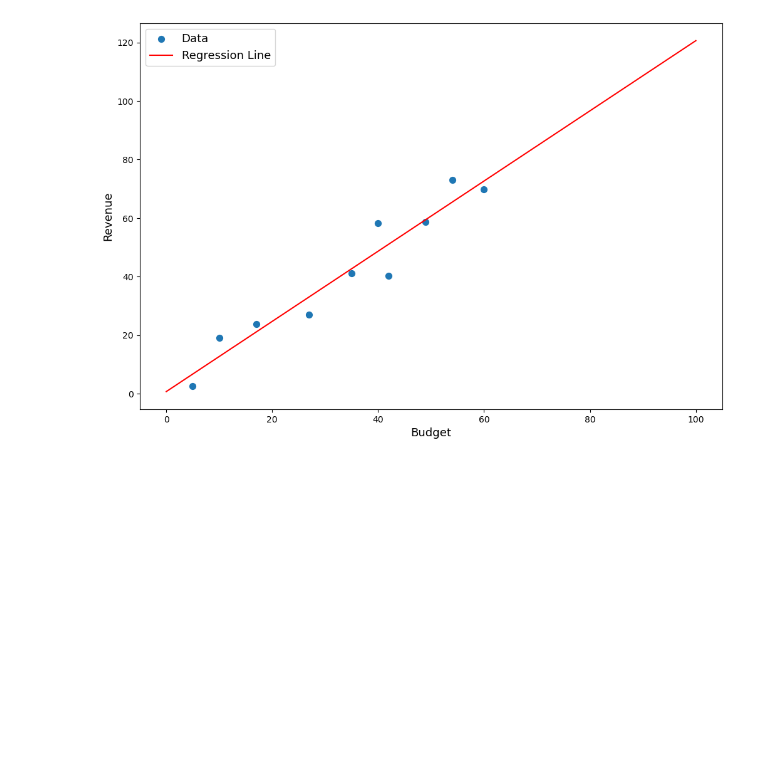
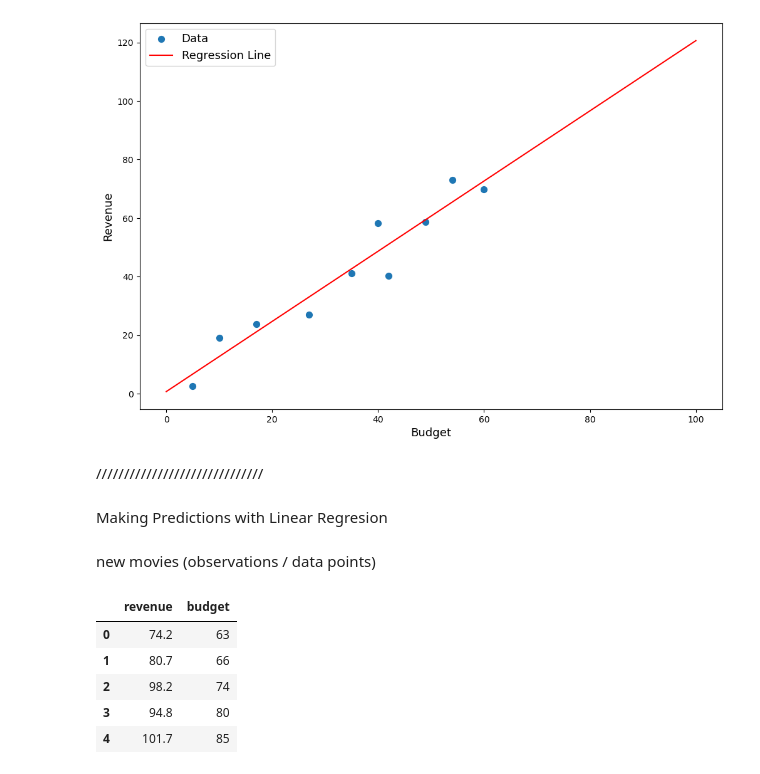
Before and after one commit to apasvenskas/Python-practice-with-financial-data, a Jupyter notebook: Testing/Linear_Regresion.ipynb, the cells around one changed output. Drawn from its saved outputs; the diff is of its cells as text; code cells hidden in the pictures; blank space fills up the shorter version.

```diff
--- a/Testing/Linear_Regresion.ipynb
+++ b/Testing/Linear_Regresion.ipynb
@@ -78,3 +78,9 @@ plt.legend(fontsize = 13)
 plt.show()
 # %% [output]
 [figure]
+# %% [markdown]
+//////////////////////////////
+# %% [markdown]
+Making Predictions with Linear Regresion
+# %% [markdown]
+new movies (observations / data points)
@@ -80,0 +91,10 @@ plt.show()
+# %%
+df_new = pd.DataFrame(data = {"revenue": revenue_new, "budget":budget_new})
+df_new
+# %% [output]
+|  | revenue | budget |
+| 0 | 74.2 | 63 |
+| 1 | 80.7 | 66 |
+| 2 | 98.2 | 74 |
+| 3 | 94.8 | 80 |
+| 4 | 101.7 | 85 |
```
Also changed, not shown: parts of 4 cells of this notebook.
